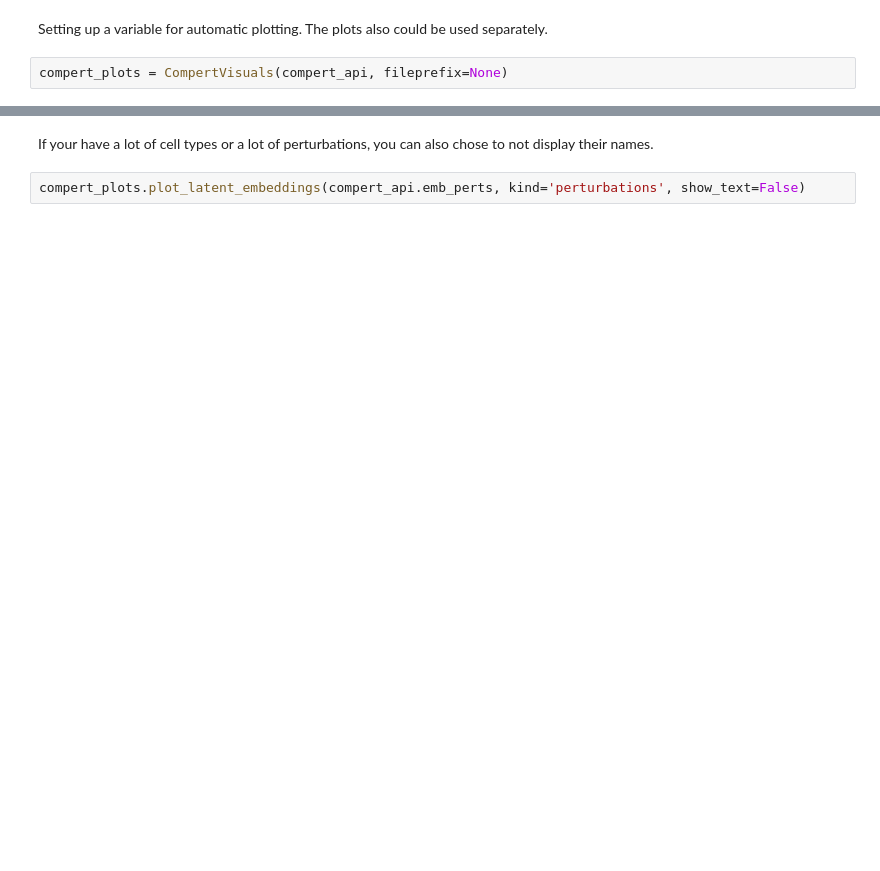
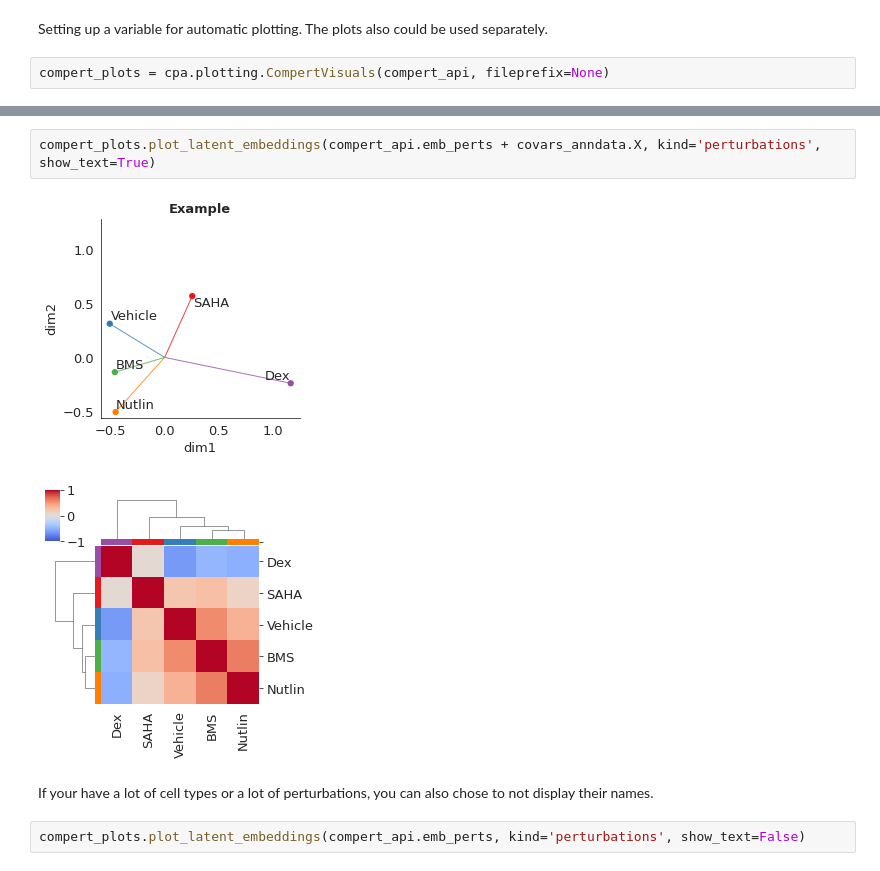
Before and after one commit to facebookresearch/CPA, a Jupyter notebook: notebooks/demo.ipynb, the cells around one changed output, grey strips where cells are left out. Cells and saved outputs as stored; diff of their text form; blank space fills up the shorter version.

```diff
--- a/notebooks/demo.ipynb
+++ b/notebooks/demo.ipynb
@@ -118,6 +142,6 @@ compert_api
 # %% [markdown]
 Setting up a variable for automatic plotting. The plots also could be used separately.
 # %%
-compert_plots = CompertVisuals(compert_api, fileprefix=None)
+compert_plots = cpa.plotting.CompertVisuals(compert_api, fileprefix=None)
 # %%
 compert_plots.plot_latent_embeddings(compert_api.emb_perts, kind='perturbations', show_text=True)
@@ -124,3 +151,8 @@ compert_plots.plot_latent_embeddings(compert_api.emb_perts, kind='perturbations'
+# %%
+compert_plots.plot_latent_embeddings(compert_api.emb_perts + covars_anndata.X, kind='perturbations', show_text=True)
+# %% [output]
+[figure, added]
+[figure, added]
 # %% [markdown]
 If your have a lot of cell types or a lot of perturbations, you can also chose to not display their names.
 # %%
```
Also changed, not shown: parts of 47 cells of this notebook, 7 other files.
